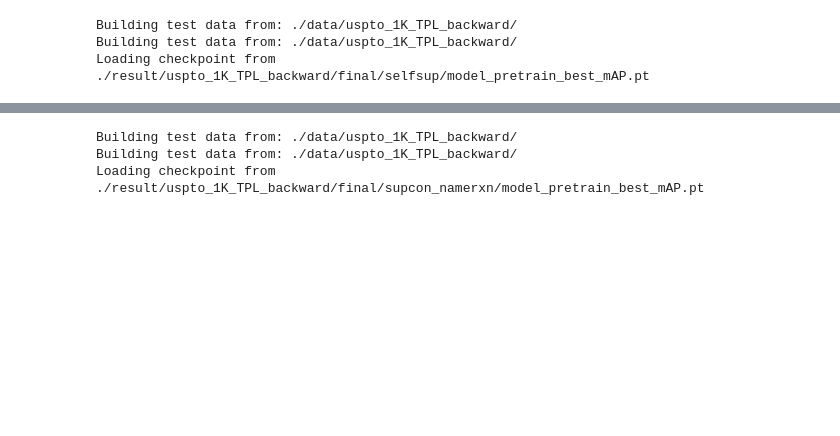
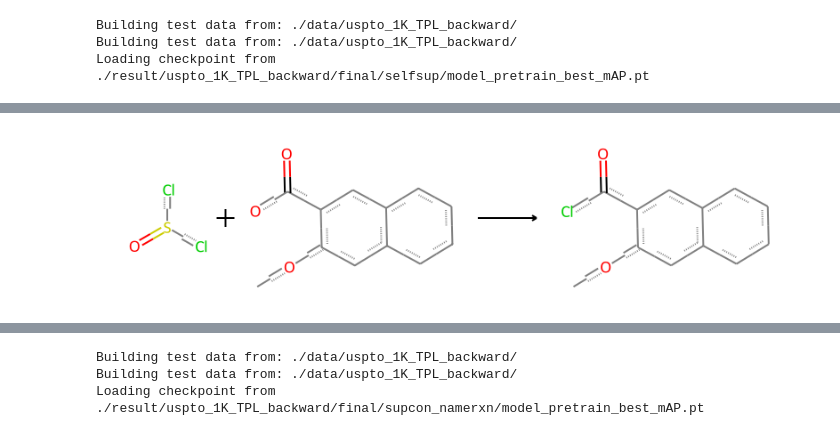
Before and after one commit to wujialu/HiCLR, a Jupyter notebook: 02_reaction_retrieval.ipynb, the cells around one changed output, grey strips where cells are left out. Cells and saved outputs as stored; diff of their text form; code cells hidden in the pictures; blank space fills up the shorter version.

```diff
--- a/02_reaction_retrieval.ipynb
+++ b/02_reaction_retrieval.ipynb
@@ -93,0 +189,9 @@ retrieval_df
+# %%
+rxn_smiles = query_set["reactants>reagents>production"][336]
+rxn_smiles = ">>".join(clear_map_number(x) for x in rxn_smiles.split(">>"))
+
+rxn = AllChem.ReactionFromSmarts(rxn_smiles)
+img = Draw.ReactionToImage(rxn)
+img
+# %% [output]
+[figure, added]
```
Also changed, not shown: parts of 59 cells of this notebook, 1 other file.
